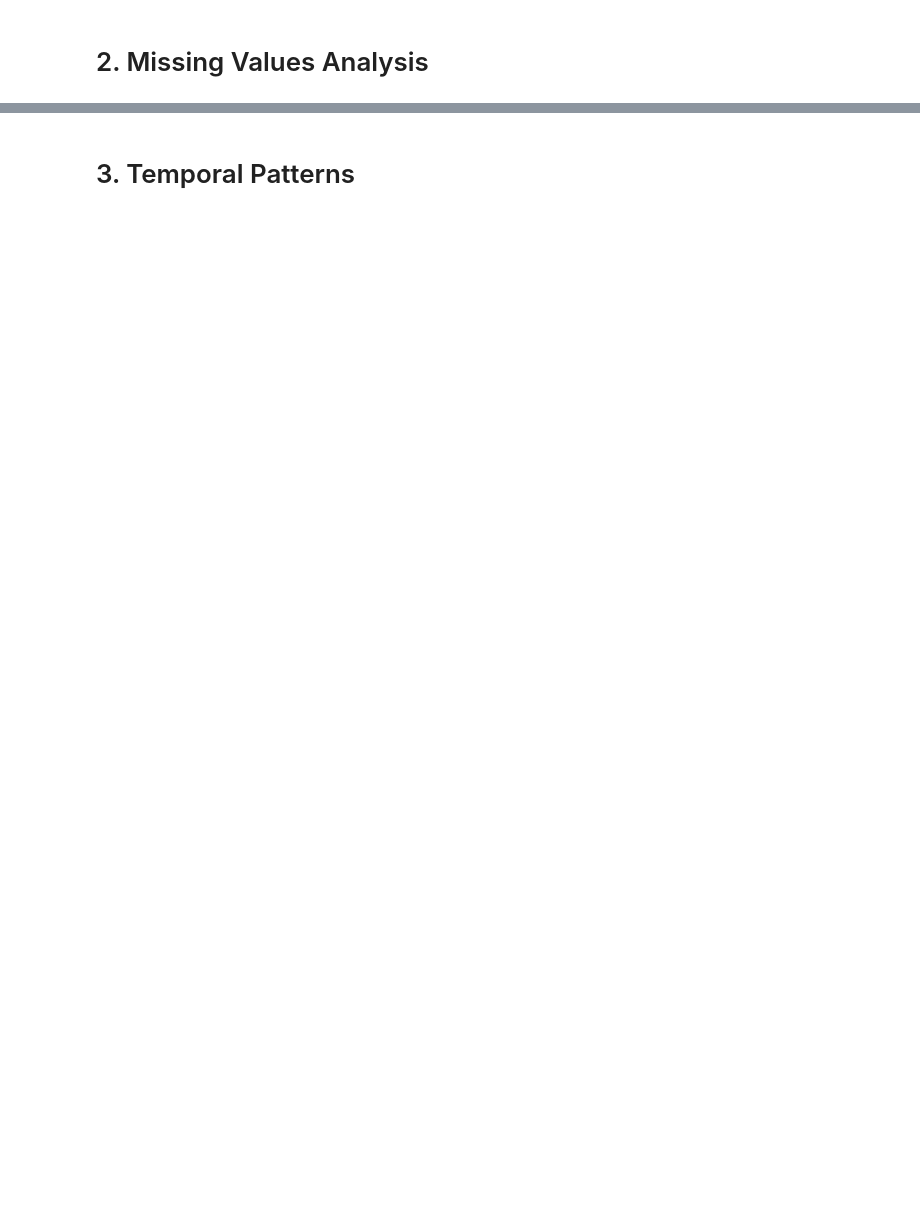
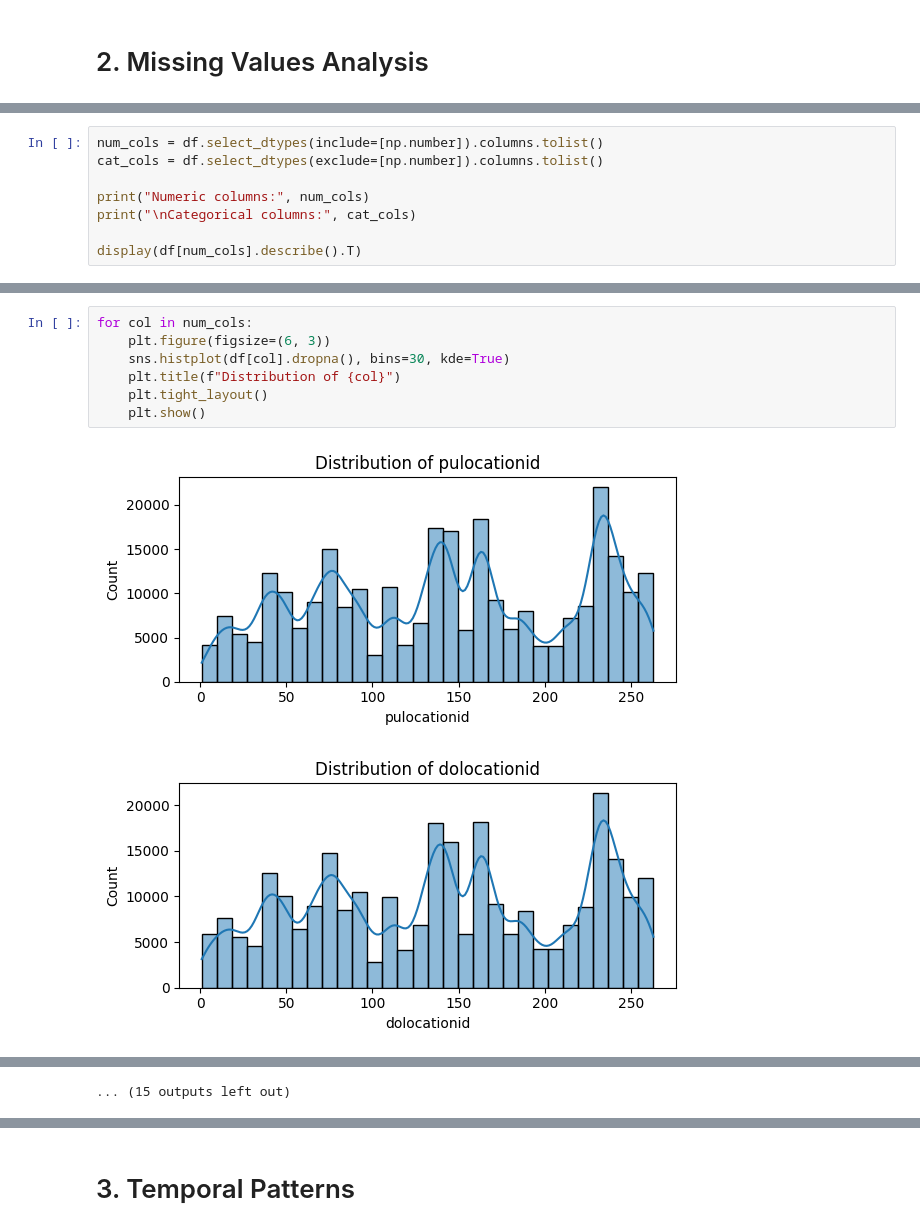
Before and after one commit to prppy/nyc-taxi-mlops, a Jupyter notebook: source/mlops/eda.ipynb, the cells around one changed output, grey strips where cells are left out. Drawn from its saved outputs; the diff is of its cells as text; blank space fills up the shorter version.

```diff
--- a/source/mlops/eda.ipynb
+++ b/source/mlops/eda.ipynb
@@ -87,0 +77,8 @@ wind_speed_max                    74         0.04
+# %%
+num_cols = df.select_dtypes(include=[np.number]).columns.tolist()
+cat_cols = df.select_dtypes(exclude=[np.number]).columns.tolist()
+
+print("Numeric columns:", num_cols)
+print("\nCategorical columns:", cat_cols)
+
+display(df[num_cols].describe().T)
@@ -87,0 +106,10 @@ wind_speed_max                    74         0.04
+# %%
+for col in num_cols:
+    plt.figure(figsize=(6, 3))
+    sns.histplot(df[col].dropna(), bins=30, kde=True)
+    plt.title(f"Distribution of {col}")
+    plt.tight_layout()
+    plt.show()
+# %% [output]
+[figure, added]
+[figure, added]
@@ -87,0 +126 @@ wind_speed_max                    74         0.04
+... (15 outputs left out)
```
Also changed, not shown: parts of 30 cells of this notebook, 23 other files.
